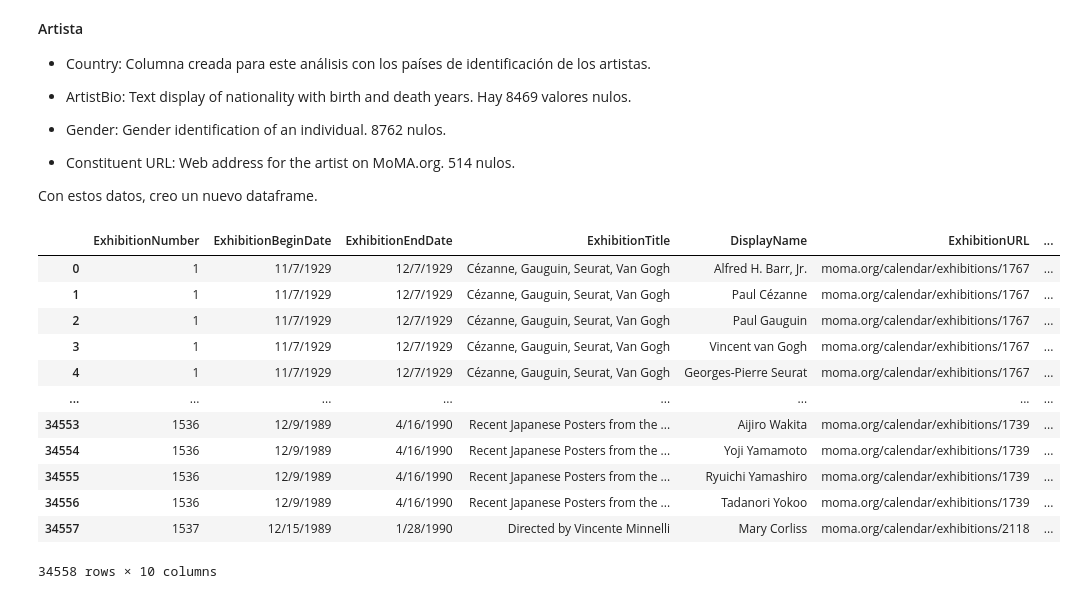
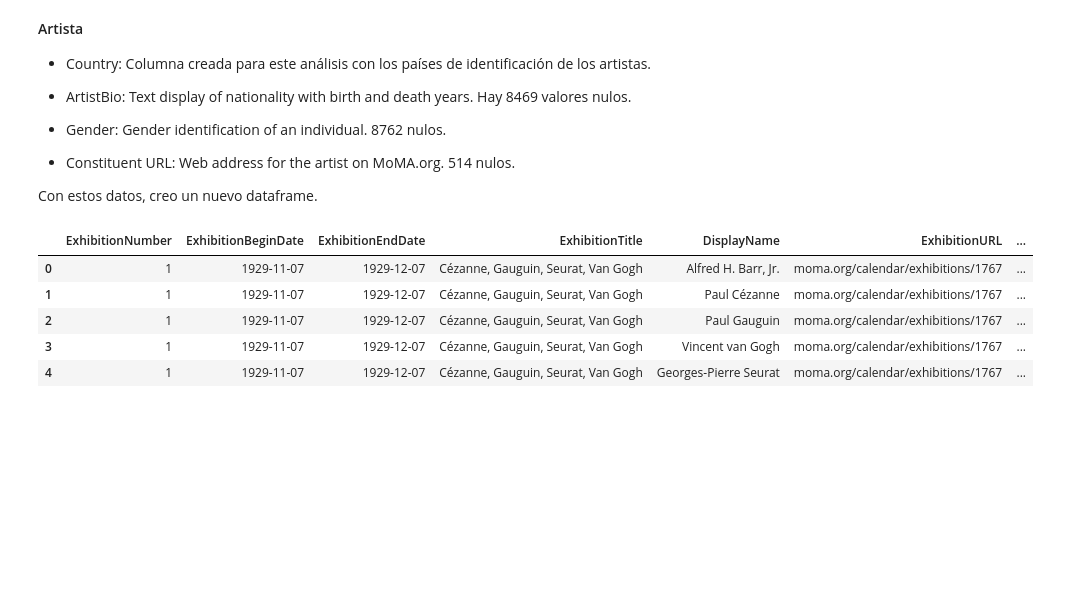
Before and after one commit to PaulaNuno/ironhack-final-project, a Jupyter notebook: exploring_dataset.ipynb, the cells around one changed output. Saved outputs shown, nothing was run; the diff lists cells and outputs as text; code cells hidden in the pictures; blank space fills up the shorter version.

```diff
--- a/exploring_dataset.ipynb
+++ b/exploring_dataset.ipynb
@@ -195,7 +209,6 @@ df_final
 # %%
-df_final['ExhibitionCitationDate'] = df_final['ExhibitionCitationDate'].str.replace('[MoMA Exh. #', ' ', regex=False) #elimino "[MoMA Exh. #"df_final
-df_final
+df['ExhibitionCitationDate'] = df['ExhibitionCitationDate'].str.replace('[MoMA Exh. #', ' ', regex=False) #elimino "[MoMA Exh. #"df_final
 # %%
-df_final['ExhibitionCitationDate'] = df_final['ExhibitionCitationDate'].str.replace(']', ' ', regex=False)
-df_final #elimino "]"
+df['ExhibitionCitationDate'] = df_final['ExhibitionCitationDate'].str.replace(']', ' ', regex=False)
+#elimino "]"
 # %%
@@ -264,18 +342,11 @@ Para las visualizaciones me apoyaré en las fechas, número de exposiciones
 Con estos datos, creo un nuevo dataframe.
 # %%
 df_1 = df[["ExhibitionNumber", "ExhibitionBeginDate", "ExhibitionEndDate", "ExhibitionTitle", "DisplayName", "ExhibitionURL", "Country", "ArtistBio", "Gender", "ConstituentURL"]]
-df_1
+df_1.head(5)
 # %% [output]
 |  | ExhibitionNumber | ExhibitionBeginDate | ExhibitionEndDate | ExhibitionTitle | DisplayName | ExhibitionURL | ... |
-| 0 | 1 | 11/7/1929 | 12/7/1929 | Cézanne, Gauguin, Seurat, Van Gogh | Alfred H. Barr, Jr. | moma.org/calendar/exhibitions/1767 | ... |
-| 1 | 1 | 11/7/1929 | 12/7/1929 | Cézanne, Gauguin, Seurat, Van Gogh | Paul Cézanne | moma.org/calendar/exhibitions/1767 | ... |
-| 2 | 1 | 11/7/1929 | 12/7/1929 | Cézanne, Gauguin, Seurat, Van Gogh | Paul Gauguin | moma.org/calendar/exhibitions/1767 | ... |
-| 3 | 1 | 11/7/1929 | 12/7/1929 | Cézanne, Gauguin, Seurat, Van Gogh | Vincent van Gogh | moma.org/calendar/exhibitions/1767 | ... |
-| 4 | 1 | 11/7/1929 | 12/7/1929 | Cézanne, Gauguin, Seurat, Van Gogh | Georges-Pierre Seurat | moma.org/calendar/exhibitions/1767 | ... |
-| ... | ... | ... | ... | ... | ... | ... | ... |
-| 34553 | 1536 | 12/9/1989 | 4/16/1990 | Recent Japanese Posters from the ... | Aijiro Wakita | moma.org/calendar/exhibitions/1739 | ... |
-| 34554 | 1536 | 12/9/1989 | 4/16/1990 | Recent Japanese Posters from the ... | Yoji Yamamoto | moma.org/calendar/exhibitions/1739 | ... |
-| 34555 | 1536 | 12/9/1989 | 4/16/1990 | Recent Japanese Posters from the ... | Ryuichi Yamashiro | moma.org/calendar/exhibitions/1739 | ... |
-| 34556 | 1536 | 12/9/1989 | 4/16/1990 | Recent Japanese Posters from the ... | Tadanori Yokoo | moma.org/calendar/exhibitions/1739 | ... |
-| 34557 | 1537 | 12/15/1989 | 1/28/1990 | Directed by Vincente Minnelli | Mary Corliss | moma.org/calendar/exhibitions/2118 | ... |
+| 0 | 1 | 1929-11-07 | 1929-12-07 | Cézanne, Gauguin, Seurat, Van Gogh | Alfred H. Barr, Jr. | moma.org/calendar/exhibitions/1767 | ... |
+| 1 | 1 | 1929-11-07 | 1929-12-07 | Cézanne, Gauguin, Seurat, Van Gogh | Paul Cézanne | moma.org/calendar/exhibitions/1767 | ... |
+| 2 | 1 | 1929-11-07 | 1929-12-07 | Cézanne, Gauguin, Seurat, Van Gogh | Paul Gauguin | moma.org/calendar/exhibitions/1767 | ... |
+| 3 | 1 | 1929-11-07 | 1929-12-07 | Cézanne, Gauguin, Seurat, Van Gogh | Vincent van Gogh | moma.org/calendar/exhibitions/1767 | ... |
+| 4 | 1 | 1929-11-07 | 1929-12-07 | Cézanne, Gauguin, Seurat, Van Gogh | Georges-Pierre Seurat | moma.org/calendar/exhibitions/1767 | ... |
-34558 rows × 10 columns
```
Also changed, not shown: parts of 10 cells of this notebook, 2 other files.
